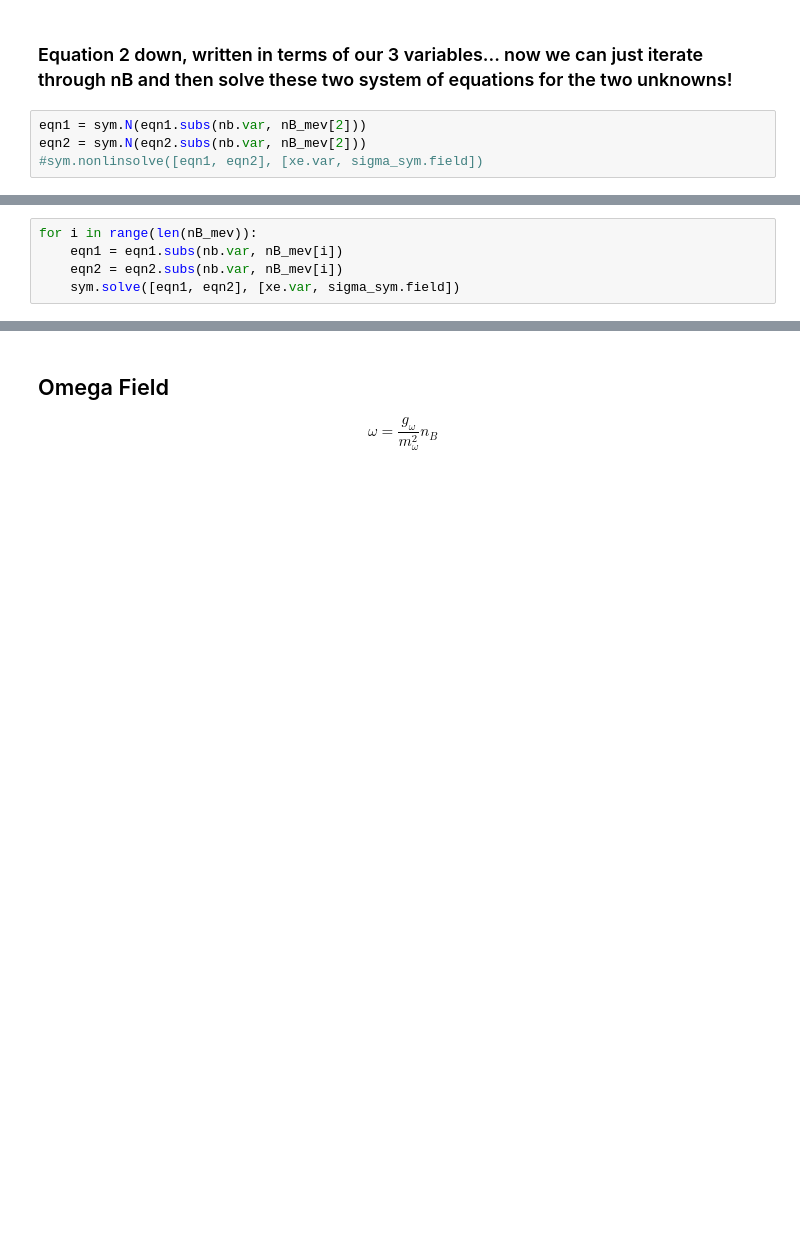
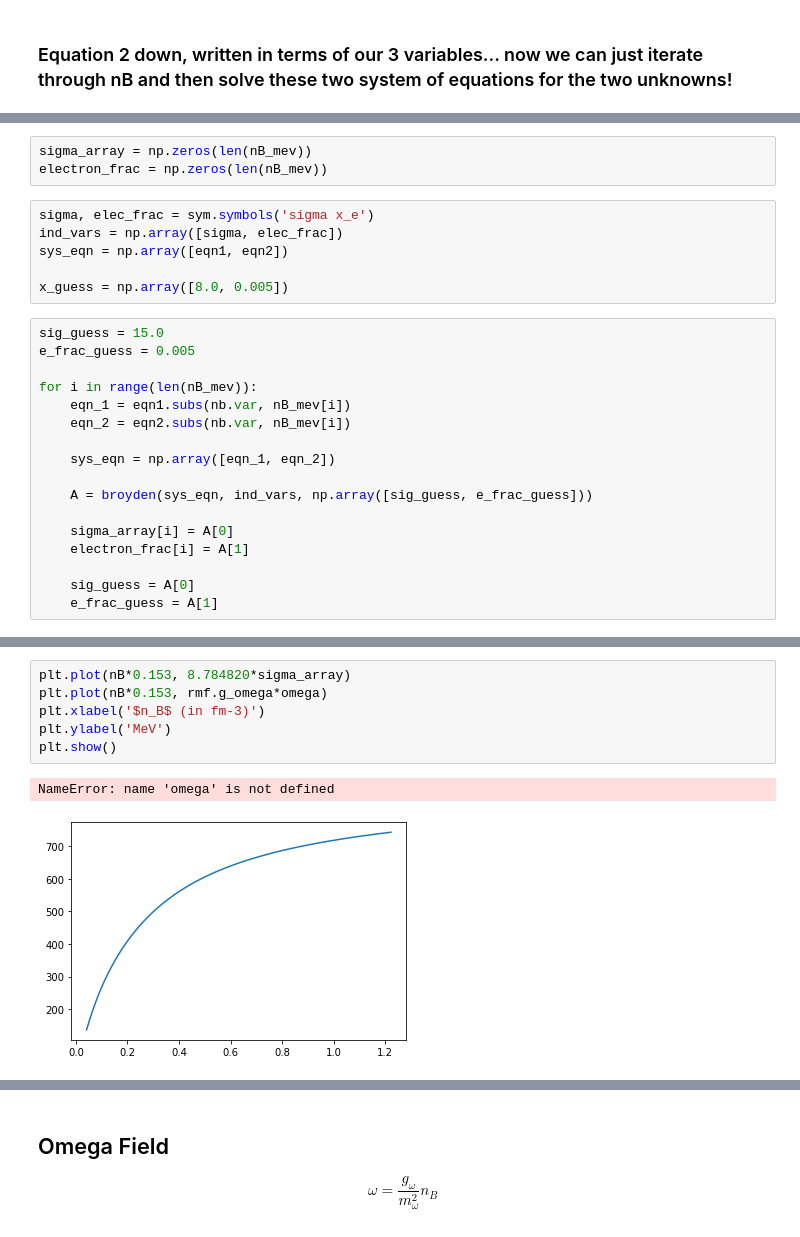
Before and after one commit to thevinhtran/Yay, a Jupyter notebook: Walecka Model.ipynb, the cells around one changed output, grey strips where cells are left out. Cells and saved outputs as stored; diff of their text form; blank space fills up the shorter version.

```diff
--- a/Walecka Model.ipynb
+++ b/Walecka Model.ipynb
@@ -199,6 +220,2 @@ $\displaystyle - 939.0 \sqrt{1.08546581068471 \cdot 10^{-5} \left(n_{B} x_{e}\ri
 # %% [markdown]
 ### Equation 2 down, written in terms of our 3 variables... now we can just iterate through nB and then solve these two system of equations for the two unknowns!
-# %%
-eqn1 = sym.N(eqn1.subs(nb.var, nB_mev[2]))
-eqn2 = sym.N(eqn2.subs(nb.var, nB_mev[2]))
-#sym.nonlinsolve([eqn1, eqn2], [xe.var, sigma_sym.field])
@@ -213,5 +222,26 @@ TypeError: '>=' not supported between instances of 'NoneType' and 'int'
+# %%
+sigma_array = np.zeros(len(nB_mev))
+electron_frac = np.zeros(len(nB_mev))
+# %%
+sigma, elec_frac = sym.symbols('sigma x_e')
+ind_vars = np.array([sigma, elec_frac])
+sys_eqn = np.array([eqn1, eqn2])
+
+x_guess = np.array([8.0, 0.005])
 # %%
+sig_guess = 15.0
+e_frac_guess = 0.005
+
 for i in range(len(nB_mev)):
-    eqn1 = eqn1.subs(nb.var, nB_mev[i])
-    eqn2 = eqn2.subs(nb.var, nB_mev[i])
-    sym.solve([eqn1, eqn2], [xe.var, sigma_sym.field])
+    eqn_1 = eqn1.subs(nb.var, nB_mev[i])
+    eqn_2 = eqn2.subs(nb.var, nB_mev[i])
+
+    sys_eqn = np.array([eqn_1, eqn_2])
+
+    A = broyden(sys_eqn, ind_vars, np.array([sig_guess, e_frac_guess]))
+
+    sigma_array[i] = A[0]
+    electron_frac[i] = A[1]
+
+    sig_guess = A[0]
+    e_frac_guess = A[1]
@@ -217,0 +288,9 @@ for i in range(len(nB_mev)):
+# %%
+plt.plot(nB*0.153, 8.784820*sigma_array)
+plt.plot(nB*0.153, rmf.g_omega*omega)
+plt.xlabel('$n_B$ (in fm-3)')
+plt.ylabel('MeV')
+plt.show()
+# %% [output]
+NameError: name 'omega' is not defined
+[figure, added]
```
Also changed, not shown: parts of 25 cells of this notebook, 3 other files.
